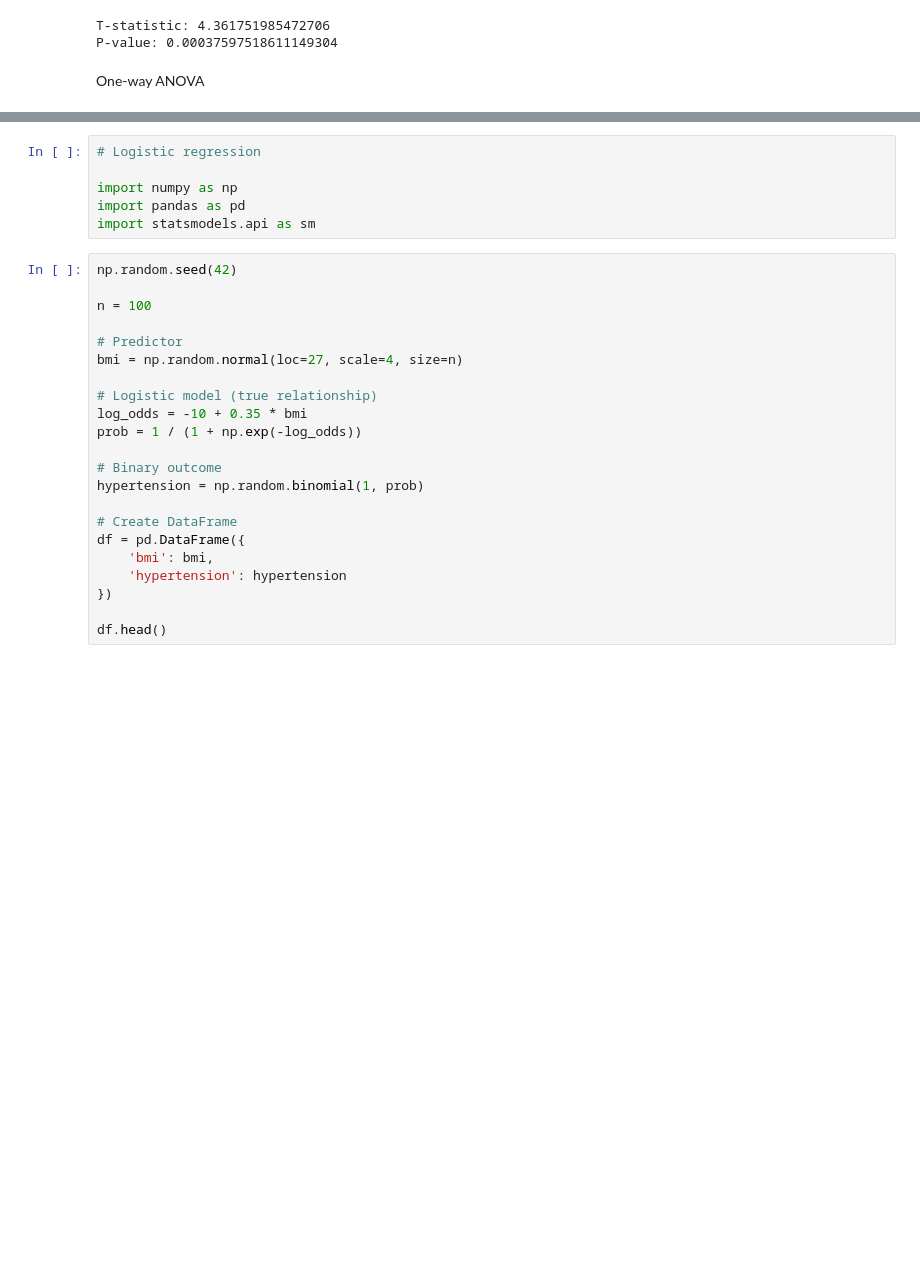
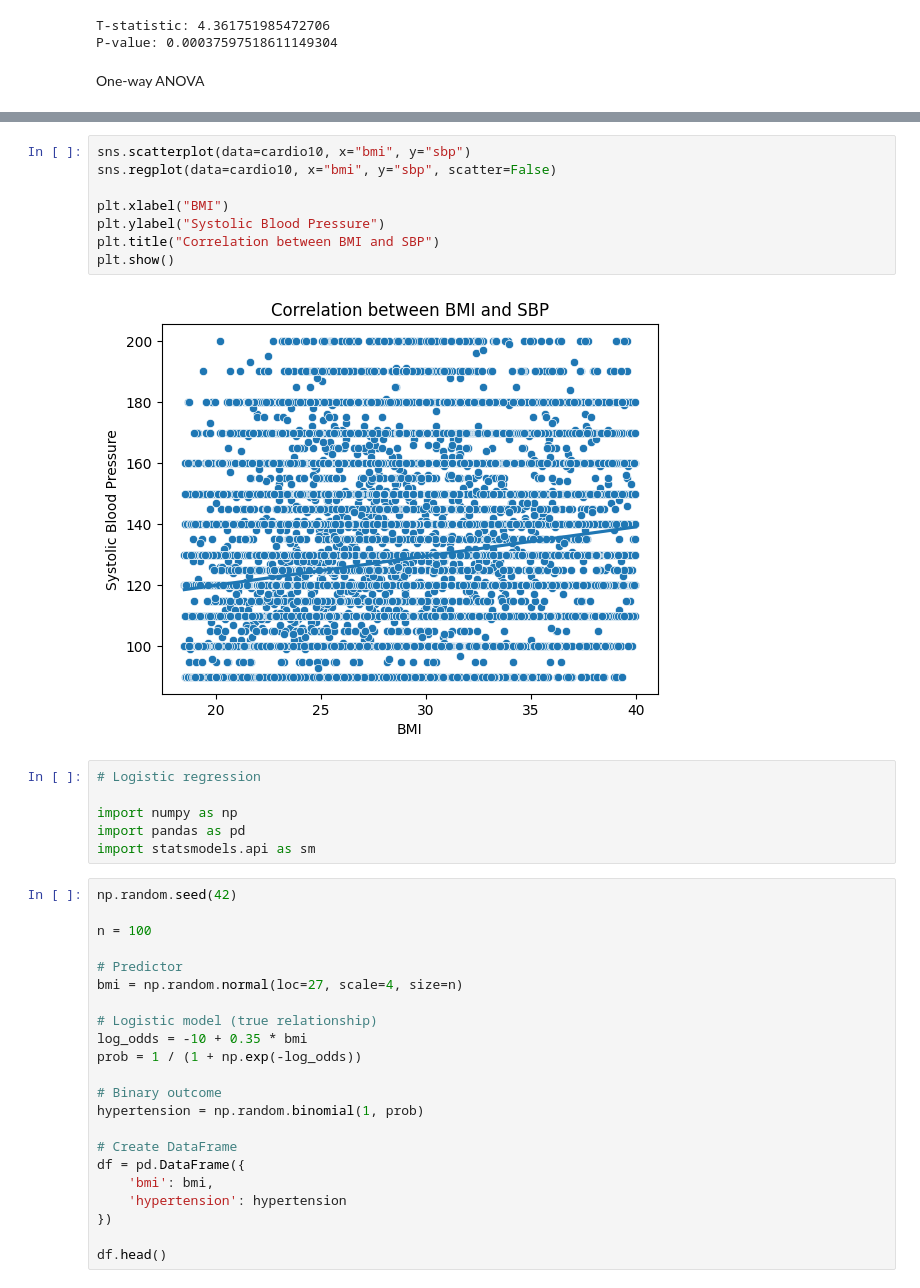
Before and after one commit to Blake-Wei/hi5304-assignment3, a Jupyter notebook: learning/Python_analytics.ipynb, the cells around one changed output, grey strips where cells are left out. Cells and saved outputs as stored; diff of their text form; blank space fills up the shorter version.

```diff
--- a/learning/Python_analytics.ipynb
+++ b/learning/Python_analytics.ipynb
@@ -175,3 +227,13 @@ plt.show()
+# %%
+sns.scatterplot(data=cardio10, x="bmi", y="sbp")
+sns.regplot(data=cardio10, x="bmi", y="sbp", scatter=False)
+
+plt.xlabel("BMI")
+plt.ylabel("Systolic Blood Pressure")
+plt.title("Correlation between BMI and SBP")
+plt.show()
+# %% [output]
+[figure, added]
 # %%
 # Logistic regression
 
```
Also changed, not shown: parts of 8 cells of this notebook, 1 other file.
